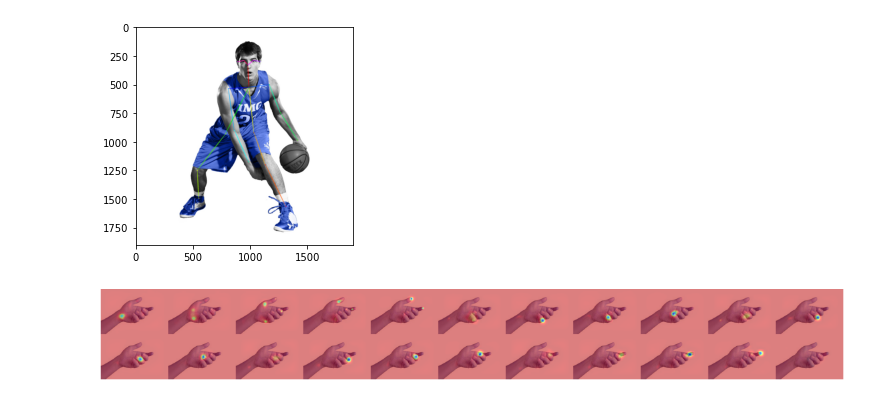
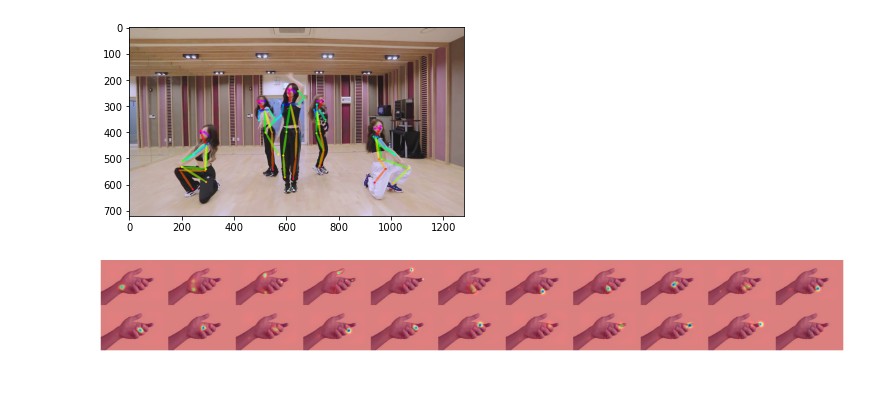
Before and after one commit to archeltaneka/dance_practice_analytics, a Jupyter notebook: body_pose_estimation_pytorch.ipynb, the cells around one changed output. Cells and saved outputs as stored; diff of their text form; code cells hidden in the pictures.

```diff
--- a/body_pose_estimation_pytorch.ipynb
+++ b/body_pose_estimation_pytorch.ipynb
@@ -14,14 +14,14 @@ import matplotlib.pyplot as plt
 %matplotlib inline
 # %%
 body_model = src.body.Body('./data/models/body_pose_model.pth')
-body_img = cv2.imread('./data/basketball_2.jpg')
+body_img = cv2.imread('./data/maxresdefault.jpg')
 
 candidate, subset = body_model(body_img)
 canvas = util.draw_bodypose(body_img, candidate, subset)
 plt.imshow(canvas[:,:,[2,1,0]])
 plt.show()
 # %% [output]
-[figure, old version]
+[figure, new version]
 # %%
 model = handpose_model()
 
```
Also changed, not shown: parts of 3 cells of this notebook.
